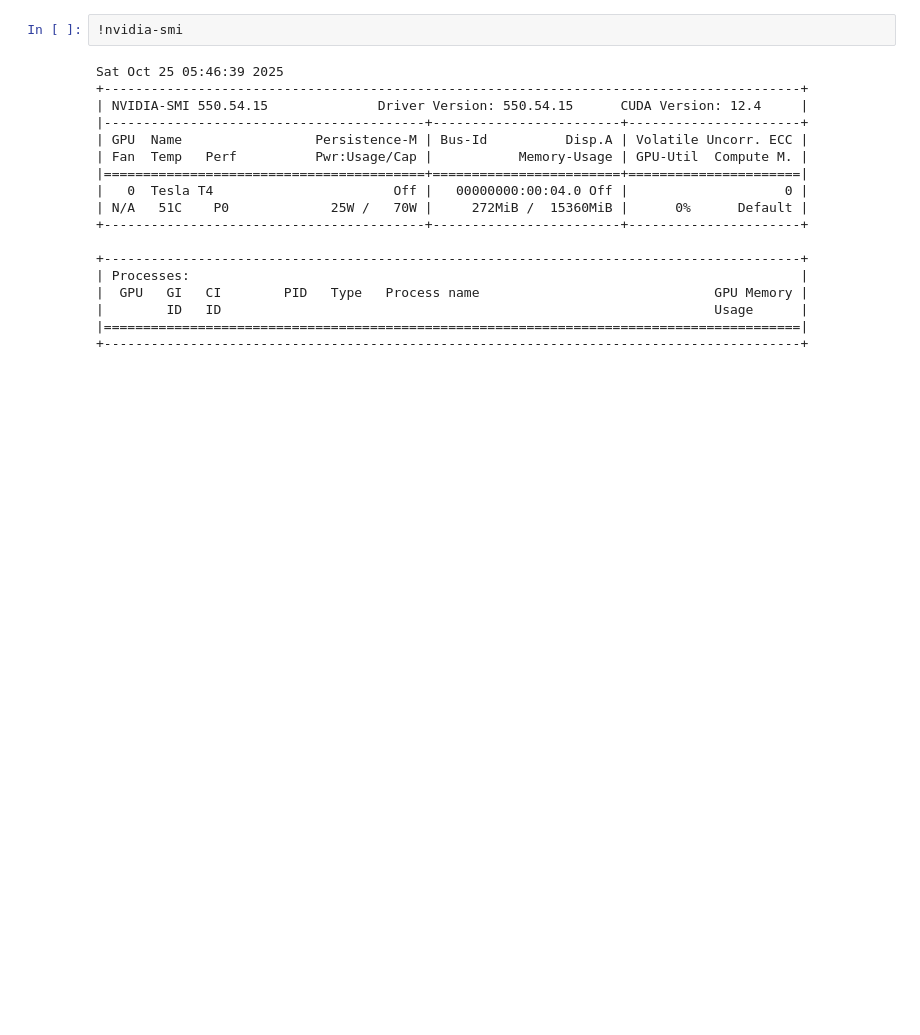
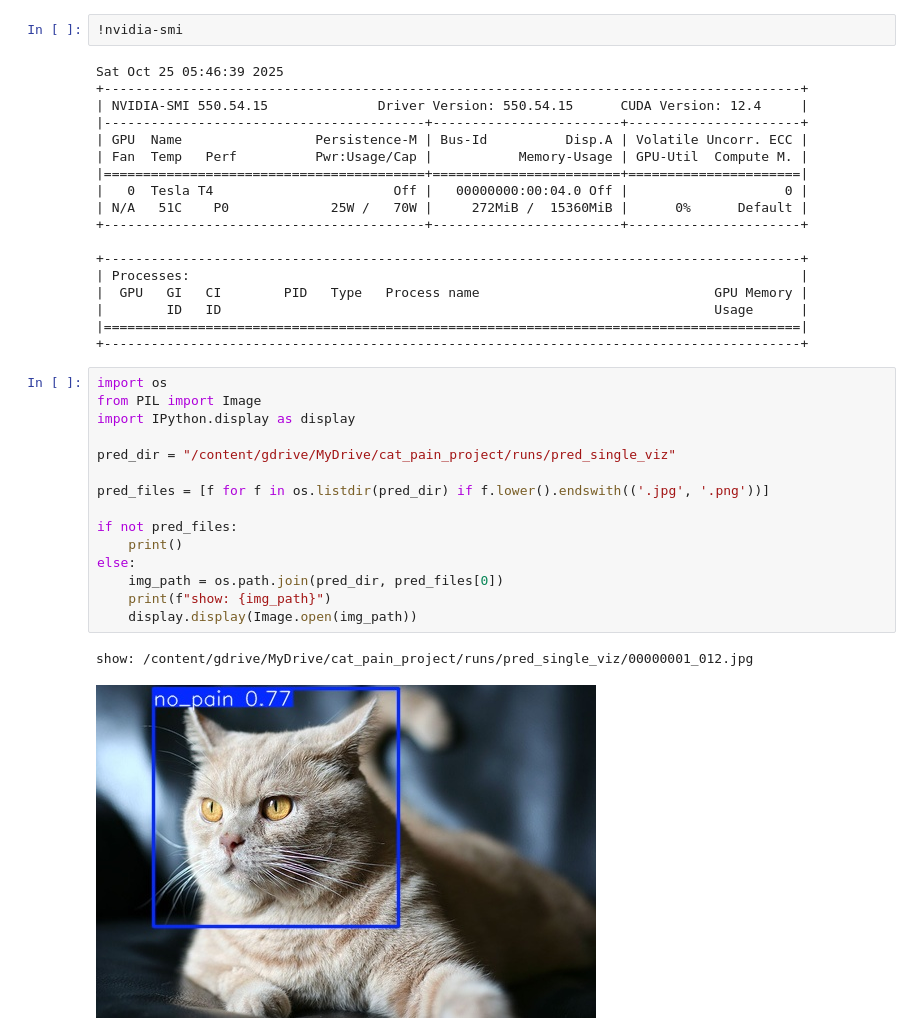
Before and after one commit to sophiapyx/IAT360-Computer-Vision-Project---Group-36, a Jupyter notebook: Computer_Vision_Project_Group_36.ipynb, the cells around one changed output. Drawn from its saved outputs; the diff is of its cells as text; blank space fills up the shorter version.

```diff
--- a/Computer_Vision_Project_Group_36.ipynb
+++ b/Computer_Vision_Project_Group_36.ipynb
@@ -414,3 +414,21 @@ Sat Oct 25 05:46:39 2025
 |        ID   ID                                                               Usage      |
 |=========================================================================================|
 +-----------------------------------------------------------------------------------------+
+# %%
+import os
+from PIL import Image
+import IPython.display as display
+
+pred_dir = "/content/gdrive/MyDrive/cat_pain_project/runs/pred_single_viz"
+
+pred_files = [f for f in os.listdir(pred_dir) if f.lower().endswith(('.jpg', '.png'))]
+
+if not pred_files:
+    print()
+else:
+    img_path = os.path.join(pred_dir, pred_files[0])
+    print(f"show: {img_path}")
+    display.display(Image.open(img_path))
+# %% [output]
+show: /content/gdrive/MyDrive/cat_pain_project/runs/pred_single_viz/00000001_012.jpg
+[figure, added]
```
Also changed, not shown: parts of 4 cells of this notebook.
